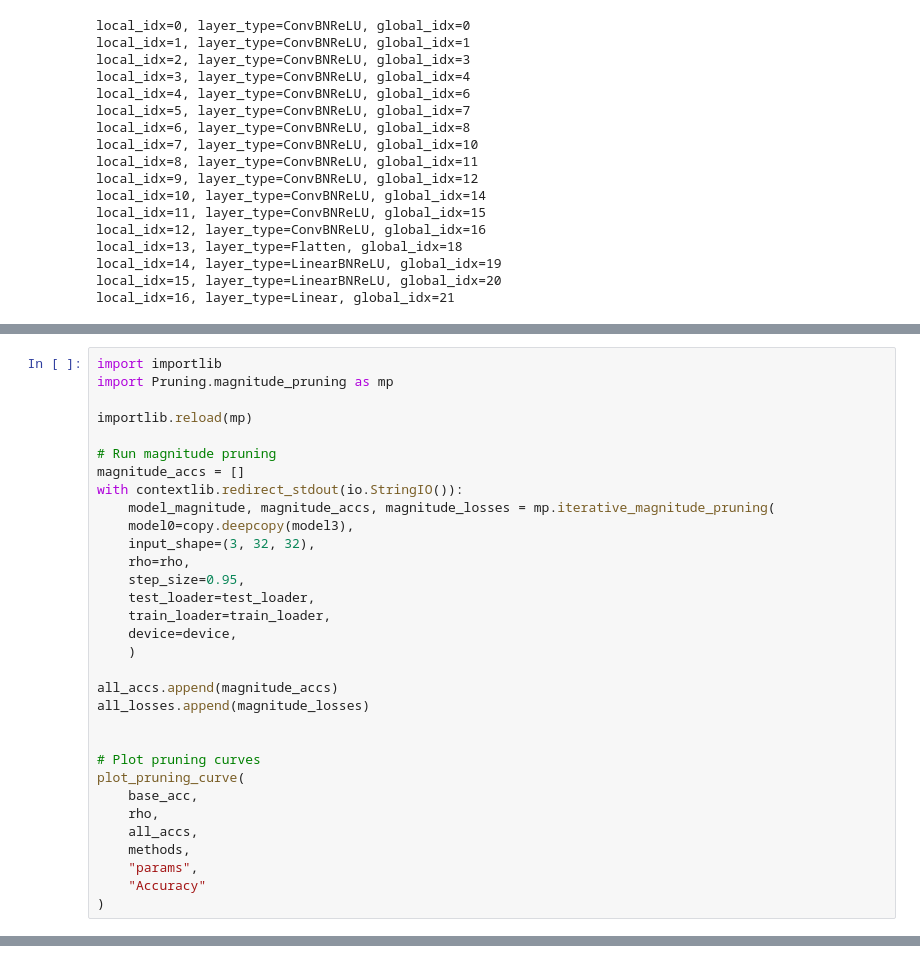
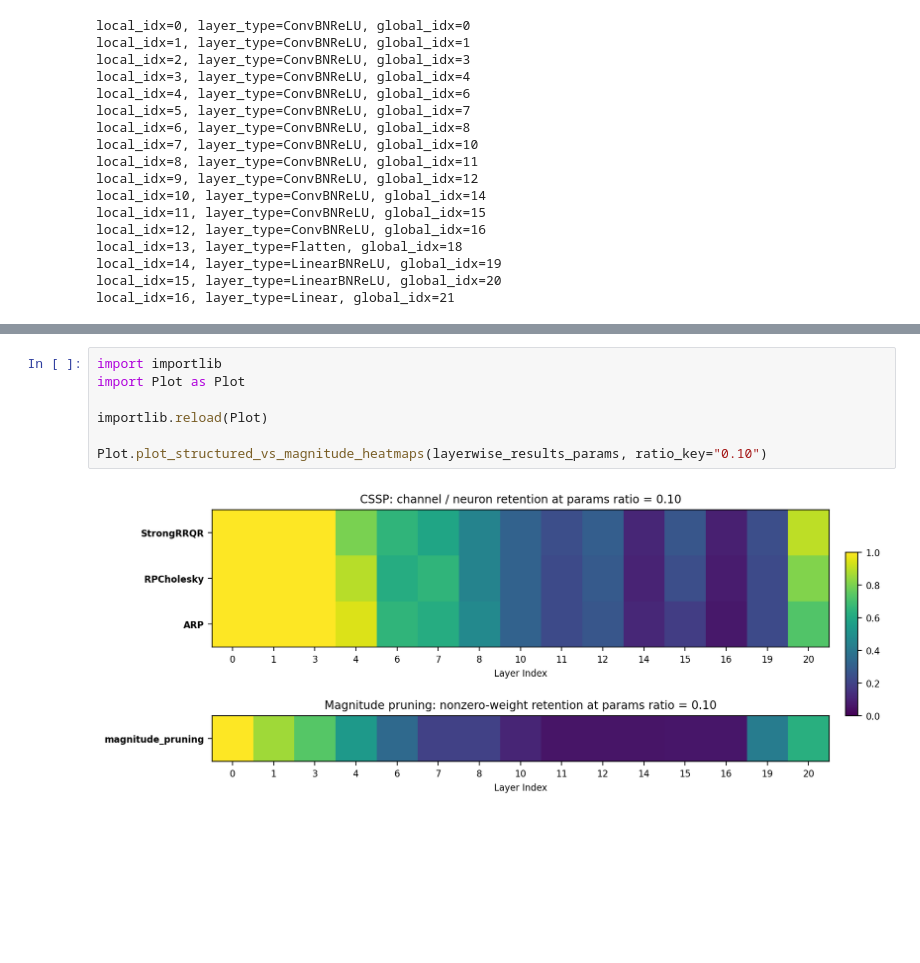
Before and after one commit to yuekai-yan/CSSP_Neural_Networks_Pruning, a Jupyter notebook: CIFAR10.ipynb, the cells around one changed output, grey strips where cells are left out. Drawn from its saved outputs; the diff is of its cells as text; blank space fills up the shorter version.

```diff
--- a/CIFAR10.ipynb
+++ b/CIFAR10.ipynb
@@ -471,32 +344,0 @@ ValueError: too many values to unpack (expected 3)
-# %%
-import importlib
-import Pruning.magnitude_pruning as mp
-
-importlib.reload(mp)
-
-# Run magnitude pruning
-magnitude_accs = []
-with contextlib.redirect_stdout(io.StringIO()):
-    model_magnitude, magnitude_accs, magnitude_losses = mp.iterative_magnitude_pruning(
-    model0=copy.deepcopy(model3),
-    input_shape=(3, 32, 32),
-    rho=rho,
-    step_size=0.95,
-    test_loader=test_loader,
-    train_loader=train_loader,
-    device=device,
-    )
-
-all_accs.append(magnitude_accs)
-all_losses.append(magnitude_losses)
-
-
-# Plot pruning curves
-plot_pruning_curve(
-    base_acc,
-    rho,
-    all_accs,
-    methods,
-    "params",
-    "Accuracy"
-)
@@ -504,0 +438,9 @@ plot_pruning_curve(
+# %%
+import importlib
+import Plot as Plot
+
+importlib.reload(Plot)
+
+Plot.plot_structured_vs_magnitude_heatmaps(layerwise_results_params, ratio_key="0.10")
+# %% [output]
+[figure, added]
```
Also changed, not shown: parts of 12 cells of this notebook, 4 other files.
